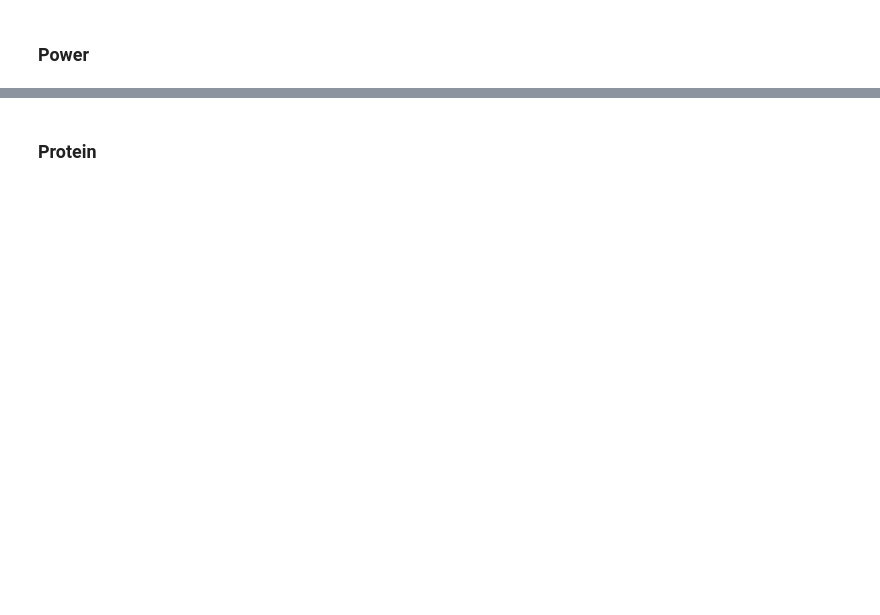
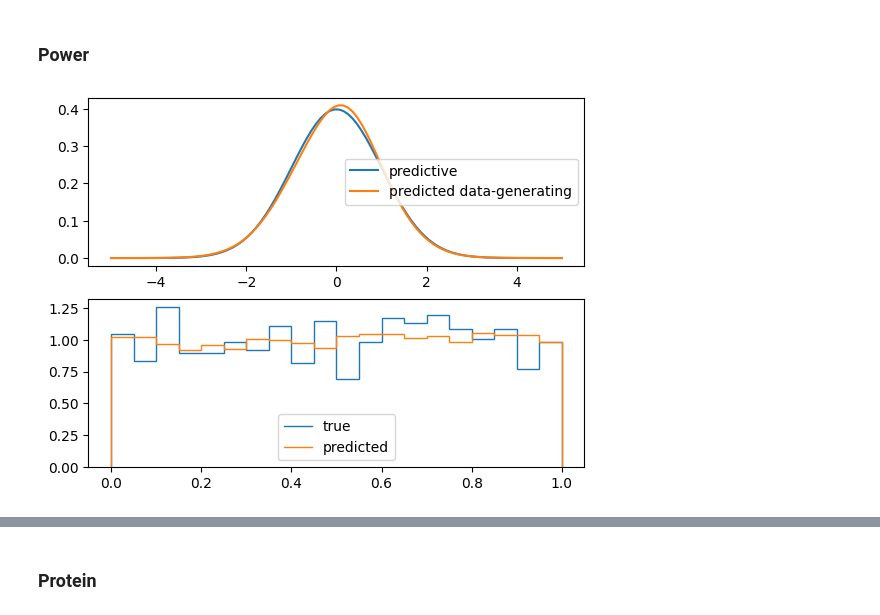
Before and after one commit to podondra/calibration, a Jupyter notebook: experiment.ipynb, the cells around one changed output, grey strips where cells are left out. Drawn from its saved outputs; the diff is of its cells as text; code cells hidden in the pictures; blank space fills up the shorter version.

```diff
--- a/experiment.ipynb
+++ b/experiment.ipynb
@@ -170,6 +277,8 @@ gdf["crps"].agg(["mean", "sem"])
 # %%
 _, _, powerset = data.split(*data.power(), seed=4)
 # %%
-pit_hist_dn_power = pit_hist(load_dn("models/wise-glitter-174.pt"), powerset)
+pit_hist_dn_power = pit_hist(load_dn("models/polished-star-1.pt"), powerset)
 diagnose(pit_hist_dn_power)
+# %% [output]
+[figure, added]
 # %%
```
Also changed, not shown: parts of 22 cells of this notebook.
